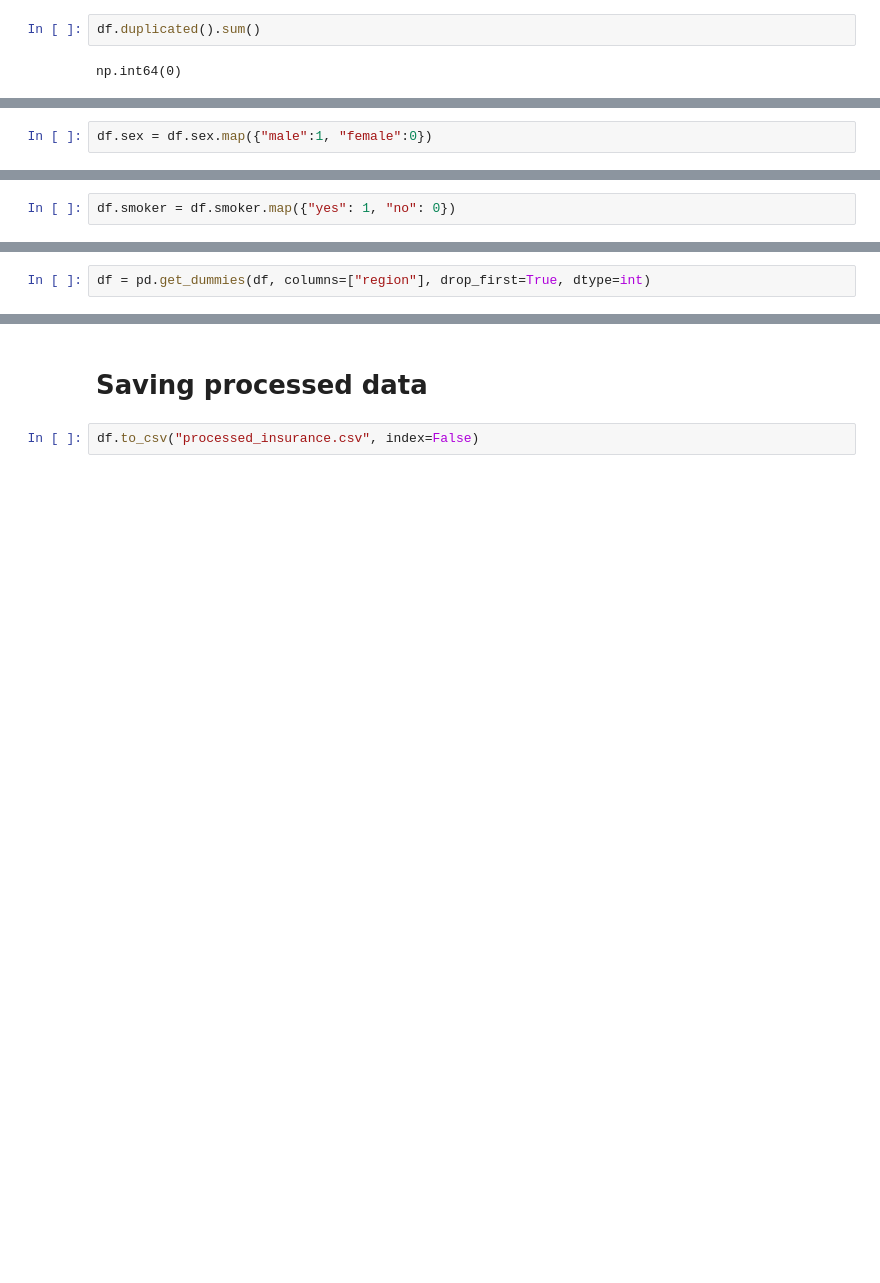
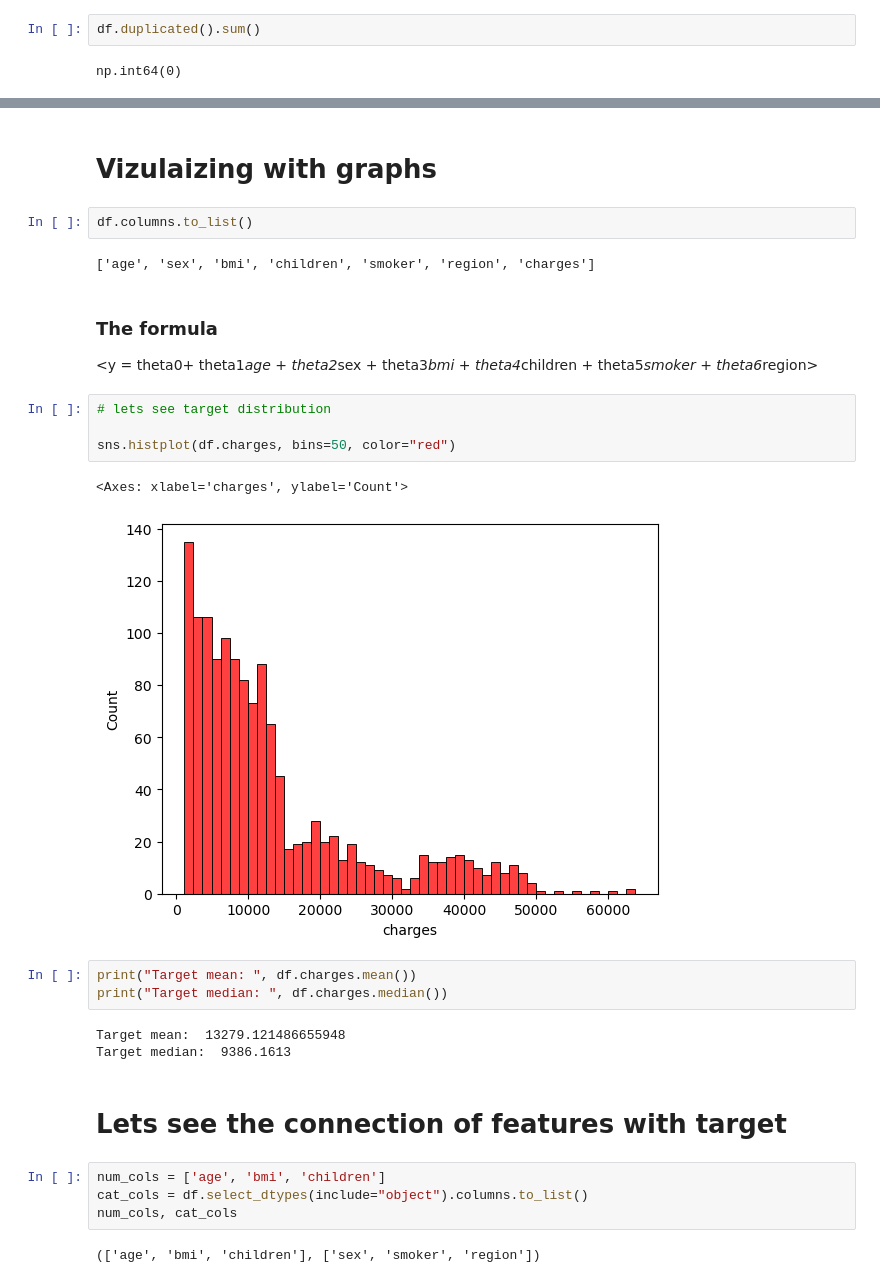
Before and after one commit to xamidovasadbekdev-arch/ml-learning-journal, a Jupyter notebook: Main/Project1(Medical Cost)/notebooks/01_exploratory_data_analysis.ipynb, the cells around one changed output, grey strips where cells are left out. Drawn from its saved outputs; the diff is of its cells as text; blank space fills up the shorter version.

```diff
--- a/Main/Project1(Medical Cost)/notebooks/01_exploratory_data_analysis.ipynb
+++ b/Main/Project1(Medical Cost)/notebooks/01_exploratory_data_analysis.ipynb
@@ -67,2 +57,0 @@ Name: count, dtype: int64
-# %%
-df.sex = df.sex.map({"male":1, "female":0})
@@ -91,2 +57,0 @@ Name: count, dtype: int64
-# %%
-df.smoker = df.smoker.map({"yes": 1, "no": 0})
@@ -117,2 +57,0 @@ Name: count, dtype: int64
-# %%
-df = pd.get_dummies(df, columns=["region"], drop_first=True, dtype=int)
@@ -128,4 +58,30 @@ df.head()
-# %% [markdown]
-# Saving processed data
-# %%
-df.to_csv("processed_insurance.csv", index=False)
+# %% [markdown]
+# Vizulaizing with graphs
+# %%
+df.columns.to_list()
+# %% [output]
+['age', 'sex', 'bmi', 'children', 'smoker', 'region', 'charges']
+# %% [markdown]
+### The formula
+<y = theta0+ theta1*age + theta2*sex + theta3*bmi + theta4*children + theta5*smoker + theta6*region>
+# %%
+# lets see target distribution
+
+sns.histplot(df.charges, bins=50, color="red")
+# %% [output]
+<Axes: xlabel='charges', ylabel='Count'>
+[figure, added]
+# %%
+print("Target mean: ", df.charges.mean())
+print("Target median: ", df.charges.median())
+# %% [output]
+Target mean:  13279.121486655948
+Target median:  9386.1613
+# %% [markdown]
+# Lets see the connection of features with target
+# %%
+num_cols = ['age', 'bmi', 'children']
+cat_cols = df.select_dtypes(include="object").columns.to_list()
+num_cols, cat_cols
+# %% [output]
+(['age', 'bmi', 'children'], ['sex', 'smoker', 'region'])
```
Also changed, not shown: parts of 25 cells of this notebook.
